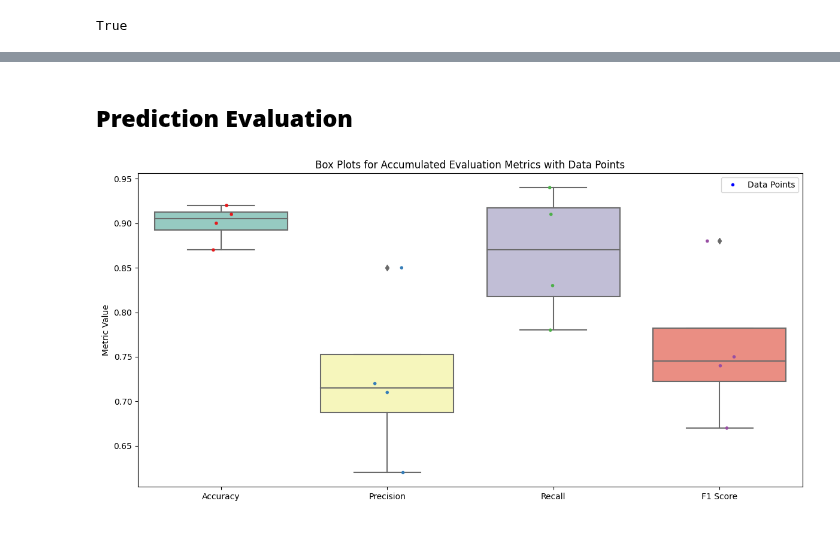
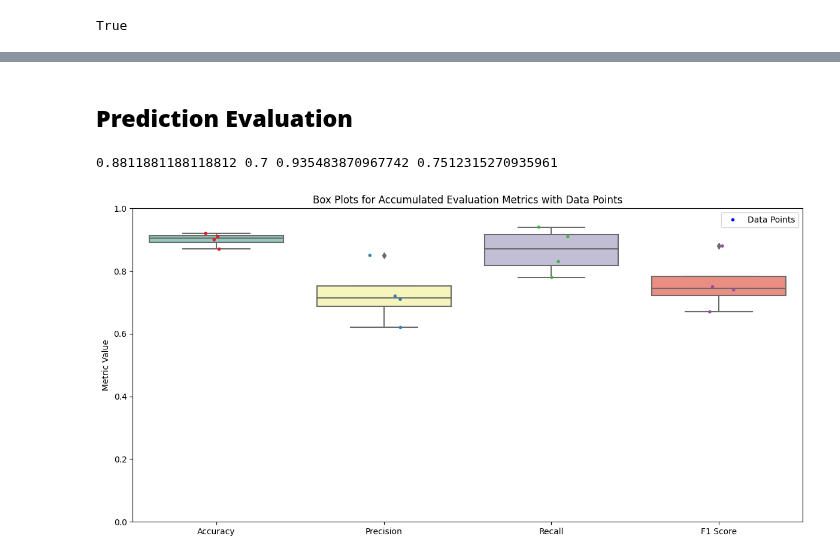
Before and after one commit to zahidhamidi/ML-Project, a Jupyter notebook: Rule_based_method_dataframe.ipynb, the cells around one changed output, grey strips where cells are left out. Drawn from its saved outputs; the diff is of its cells as text; code cells hidden in the pictures.

Commit message:
added spacy evaluation

```diff
--- a/Rule_based_method_dataframe.ipynb
+++ b/Rule_based_method_dataframe.ipynb
@@ -188,0 +247,2 @@ df[['doc_text_original', 'selected_sentence', 'label_code', 'predicted']]
+# %% [markdown]
+## **Prediction Evaluation**
@@ -189,3 +258,47 @@ df[['doc_text_original', 'selected_sentence', 'label_code', 'predicted']]
+# %%
+# Assuming you have loaded your DataFrame 'df' with the columns 'label_code' and 'predicted_label_code'
+y_true = df['label_code']
+y_pred = df['prediction_negex']
+
+# Calculate the confusion matrix
+cm = confusion_matrix(y_true, y_pred)
+
+# Calculate additional evaluation metrics
+accuracy = accuracy_score(y_true, y_pred)
+precision = precision_score(y_true, y_pred, average='macro')
+recall = recall_score(y_true, y_pred, average='macro')
+f1 = f1_score(y_true, y_pred, average='macro')
+
+# Append metric values to the respective lists
+accuracy_values.append(accuracy)
+precision_values.append(precision)
+recall_values.append(recall)
+f1_values.append(f1)
+
+print(accuracy, precision, recall, f1)
+# %% [output]
+0.8811881188118812 0.7 0.935483870967742 0.7512315270935961
+# %%
+# Create a box plot for the accumulated evaluation metrics
+metric_names = ["Accuracy", "Precision", "Recall", "F1 Score"]
+metric_values = [accuracy_values, precision_values, recall_values, f1_values]
+
+plt.figure(figsize=(12, 6))
+sns.boxplot(data=metric_values, orient="v", palette="Set3")
+sns.stripplot(data=metric_values, orient="v", palette="Set1", size=4, jitter=True)
+
+# Add legends
+legends = [plt.Line2D([0], [0], marker='o', color='w', markerfacecolor='b', markersize=5, label='Data Points')]
+plt.legend(handles=legends, loc='upper right')
+plt.ylim(0, 1)  # Set the y-axis range from 0 to 1
+
+plt.xticks(range(4), metric_names)
+plt.ylabel("Metric Value")
+plt.title("Box Plots for Accumulated Evaluation Metrics with Data Points")
+plt.tight_layout()
+plt.show()
+# %% [output]
+[figure, added]
 # %%
 # Assuming 'df' is your DataFrame
 df.to_excel("dataset_gb.xlsx", index=False)
@@ -202,2 +304,0 @@ f1_values = [0.75,0.88,0.74,0.67]
-# %% [markdown]
-## **Prediction Evaluation**
@@ -223,20 +304,0 @@ f1_values.append(f1)
-# %%
-# Create a box plot for the accumulated evaluation metrics
-metric_names = ["Accuracy", "Precision", "Recall", "F1 Score"]
-metric_values = [accuracy_values, precision_values, recall_values, f1_values]
-
-plt.figure(figsize=(12, 6))
-sns.boxplot(data=metric_values, orient="v", palette="Set3")
-sns.stripplot(data=metric_values, orient="v", palette="Set1", size=4, jitter=True)
-
-# Add legends
-legends = [plt.Line2D([0], [0], marker='o', color='w', markerfacecolor='b', markersize=5, label='Data Points')]
-plt.legend(handles=legends, loc='upper right')
-
-plt.xticks(range(4), metric_names)
-plt.ylabel("Metric Value")
-plt.title("Box Plots for Accumulated Evaluation Metrics with Data Points")
-plt.tight_layout()
-plt.show()
-# %% [output]
-[figure, removed]
```
Also changed, not shown: parts of 10 cells of this notebook.
